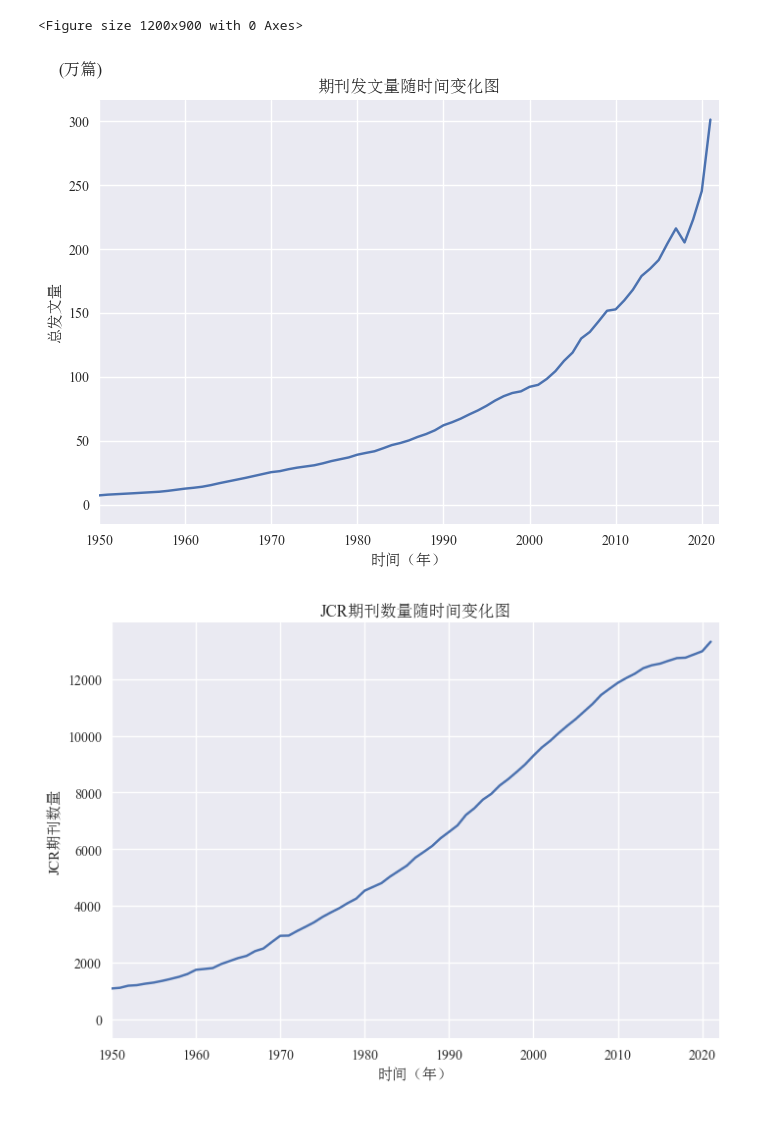
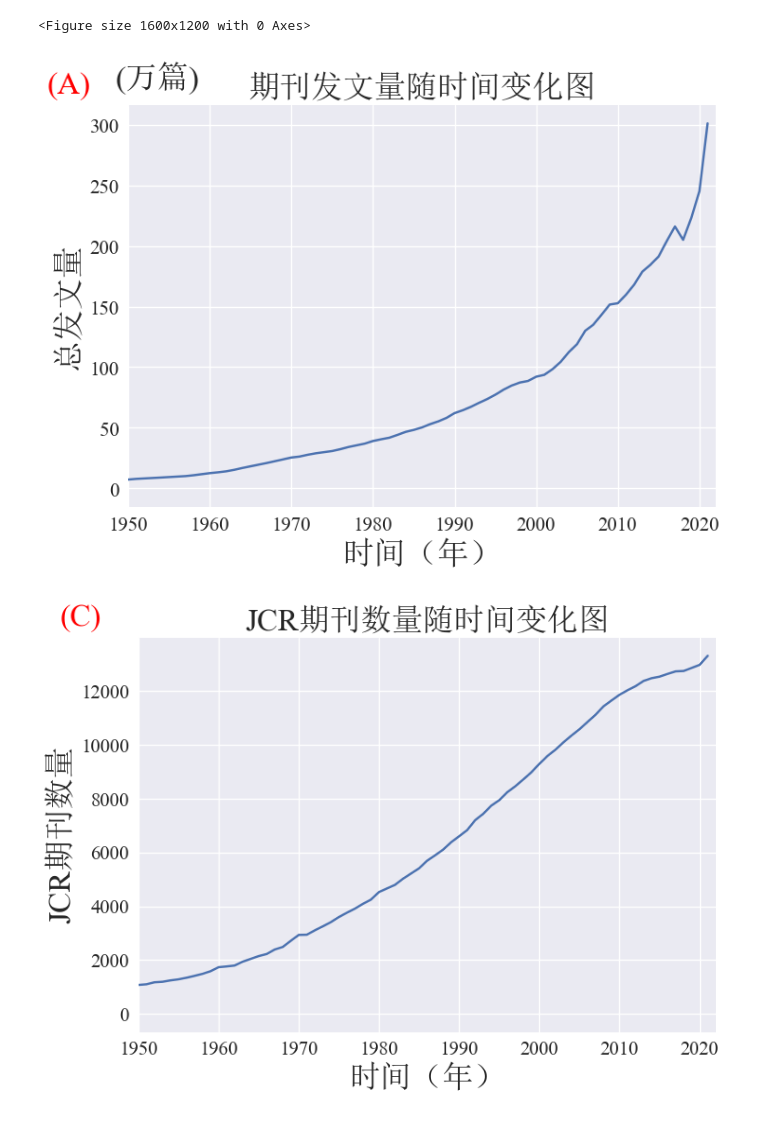
Before and after one commit to jiaweixu98/CrossBoundaryPerspective_InterdisciplinaryResearch, a Jupyter notebook: dataPrepare/easyDraw.ipynb, the cells around one changed output. Cells and saved outputs as stored; diff of their text form; code cells hidden in the pictures.

```diff
--- a/dataPrepare/easyDraw.ipynb
+++ b/dataPrepare/easyDraw.ipynb
@@ -5,7 +5,7 @@ import matplotlib.pyplot as plt
 from matplotlib import font_manager
 import pickle as pk
 plt.style.use('seaborn')
-plt.figure(figsize=(4,3), dpi=300)
+plt.figure(figsize=(4,3), dpi=400)
 # 字体加载
 font_path = "../../font/tnw+simsun.ttf"
 font_manager.fontManager.addfont(font_path)
@@ -13,10 +13,10 @@ prop = font_manager.FontProperties(fname=font_path)
 # 字体设置
 plt.rcParams['font.family'] = 'sans-serif'
 plt.rcParams['font.sans-serif'] = prop.get_name()  # 根据名称设置字体
-plt.rcParams['font.size'] = 12 # 设置字体大小
+plt.rcParams['font.size'] = 24 # 设置字体大小
 plt.rcParams['axes.unicode_minus'] = False # 使坐标轴刻度标签正常显示正负号
 # %% [output]
-<Figure size 1200x900 with 0 Axes>
+<Figure size 1600x1200 with 0 Axes>
 # %%
 # 绘制bootstrap的结果
 # numBOOTSAvgreferencesCounter =  pk.load( open('../../DataCrossBoundaryPerspective_InterdisciplinaryResearch/numBOOTSAvgreferencesCounter.pk', 'rb'))
@@ -94,35 +94,50 @@ numBOOTSmedcitationCountCounter = numPapersByYearCounter_new
 # %%
 years , frequency = zip(*sorted(numPapersByYearCounter.items()))
 fig, ax = plt.subplots()
 ax.plot(years,np.array(frequency)/10000 )
-ax.set(xlabel='时间（年）', ylabel='总发文量',
-       title='期刊发文量随时间变化图')
+# ax.set(xlabel='时间（年）', ylabel='总发文量',
+#        title='期刊发文量随时间变化图', font=prop.get_name())
+ax.set_ylabel('总发文量', font=prop.get_name())
+ax.set_xlabel('时间（年）', font=prop.get_name())
+ax.set_title('期刊发文量随时间变化图', font=prop.get_name())
 plt.ticklabel_format(style='plain')
-
-plt.text(-0.03,1.07,'(万篇)',
+plt.text(-0.1,1.05,'(A)', color = 'red',
+horizontalalignment='center',verticalalignment='center',
+transform=ax.transAxes)
+plt.text(.05,1.07,'(万篇)',
 horizontalalignment='center',verticalalignment='center',
 transform=ax.transAxes)
 ax.set_xlim(1950, 2022)
-fig.savefig("期刊发文量随时间变化图.png",dpi=300)
+ax.xaxis.set_tick_params(labelsize=15)
+ax.yaxis.set_tick_params(labelsize=15)
+fig.savefig("期刊发文量随时间变化图.png",dpi=300,bbox_inches='tight')
 plt.show()
 # %% [output]
-[figure, old version]
+[figure, new version]
 # %%
 years , JournalCount = zip(*sorted(numJournalCountCounter.items()))
 fig, ax = plt.subplots()
 ax.plot(years,JournalCount)
-ax.set(xlabel='时间（年）', ylabel='JCR期刊数量',
-       title='JCR期刊数量随时间变化图')
+# ax.set(xlabel='时间（年）', ylabel='JCR期刊数量',
+#        title='JCR期刊数量随时间变化图')
+
+ax.set_ylabel('JCR期刊数量', font=prop.get_name())
+ax.set_xlabel('时间（年）', font=prop.get_name())
+ax.set_title('JCR期刊数量随时间变化图', font=prop.get_name())
+plt.ticklabel_format(style='plain')
+plt.text(-0.1,1.05,'(C)', color = 'red',
+horizontalalignment='center',verticalalignment='center',
+transform=ax.transAxes)
+ax.xaxis.set_tick_params(labelsize=15)
+ax.yaxis.set_tick_params(labelsize=15)
 plt.ticklabel_format(style='plain')
 
-# plt.text(-0.03,1.07,'(篇)',
-# horizontalalignment='center',verticalalignment='center',
-# transform=ax.transAxes)
+
 ax.set_xlim(1950, 2022)
-fig.savefig("JCR期刊数量随时间变化图.png",dpi=300)
+fig.savefig("JCR期刊数量随时间变化图.png",dpi=300,bbox_inches='tight')
 plt.show()
 # %% [output]
-[figure, old version]
+[figure, new version]
 # %%
 years , categoryCount = zip(*sorted(numCategoryCounter.items()))
 fig, ax = plt.subplots()
```
Also changed, not shown: parts of 5 cells of this notebook, 22 other files.
